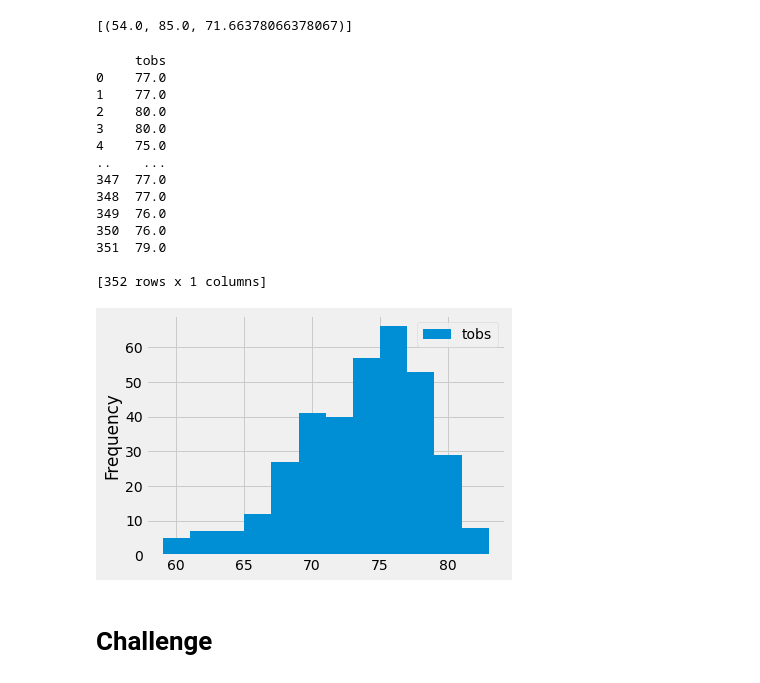
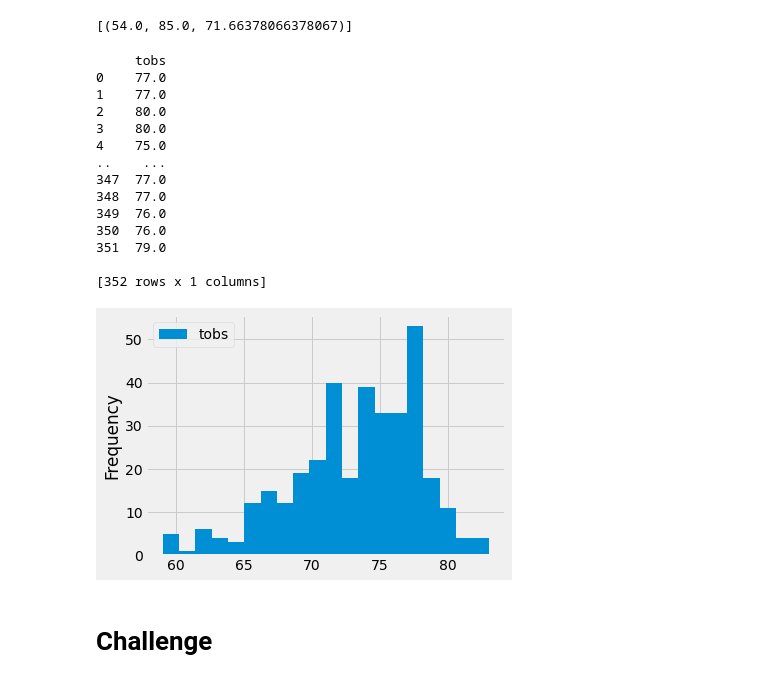
Before and after one commit to NamanNYC/surfs_up, a Jupyter notebook: climate_analysis.ipynb, the cells around one changed output. Cells and saved outputs as stored; diff of their text form; code cells hidden in the pictures.

```diff
--- a/climate_analysis.ipynb
+++ b/climate_analysis.ipynb
@@ -103,29 +103,29 @@ filter(Measurement.station == 'USC00519281').all()
 # %%
 # Choose the station with the highest number of temperature observations.
 results = session.query(Measurement.tobs).\
 filter(Measurement.station == 'USC00519281').\
 filter(Measurement.date >= prev_year).all()
 df = pd.DataFrame(results, columns=['tobs'])
 print(df)
 # Query the last 12 months of temperature observation data for this station and plot the results as a histogram
-df.plot.hist(bins=12)
+df.plot.hist(bins=20)
 plt.tight_layout()
 # %% [output]
      tobs
 0    77.0
 1    77.0
 2    80.0
 3    80.0
 4    75.0
 ..    ...
 347  77.0
 348  77.0
 349  76.0
 350  76.0
 351  79.0
 
 [352 rows x 1 columns]
-[figure, old version]
+[figure, new version]
 # %%
 # Write a function called `calc_temps` that will accept start date and end date in the format '%Y-%m-%d'
 # and return the minimum, average, and maximum temperatures for that range of dates
```
Also changed, not shown: 1 other file.
